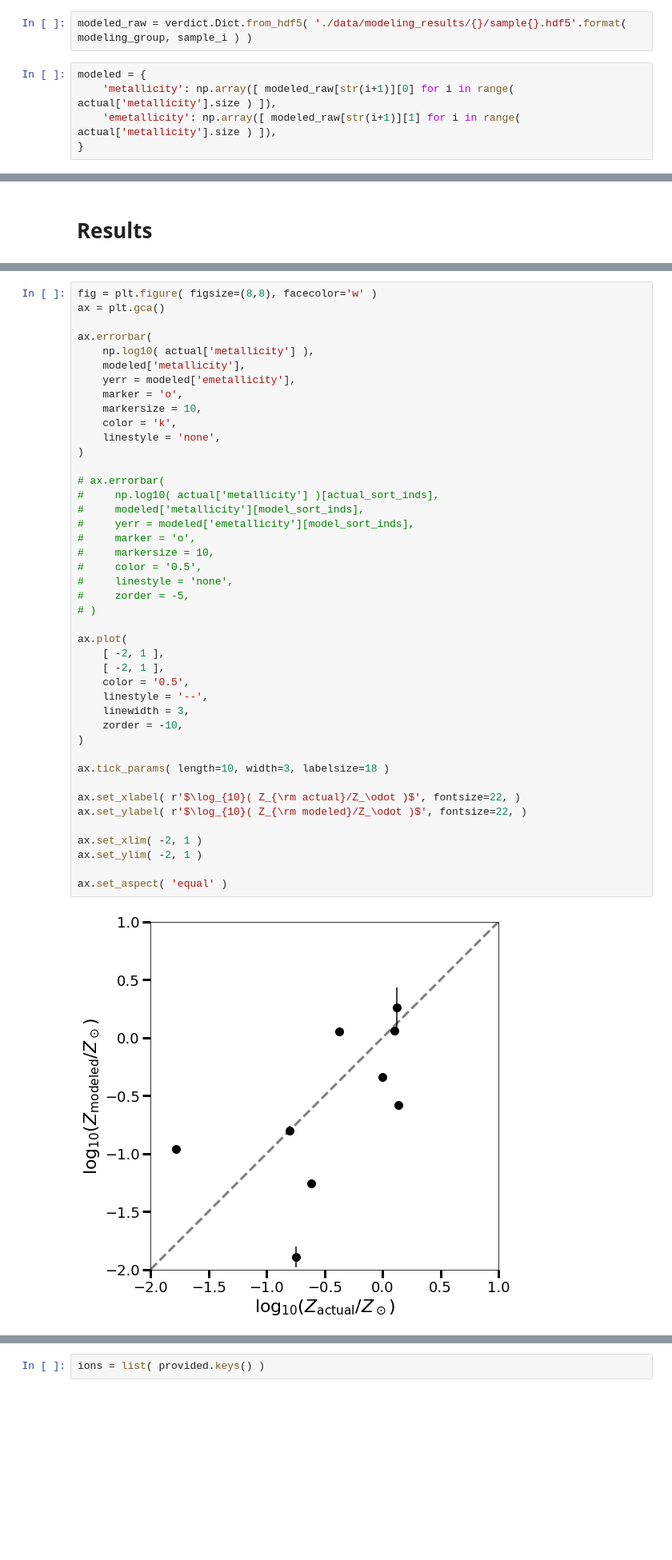
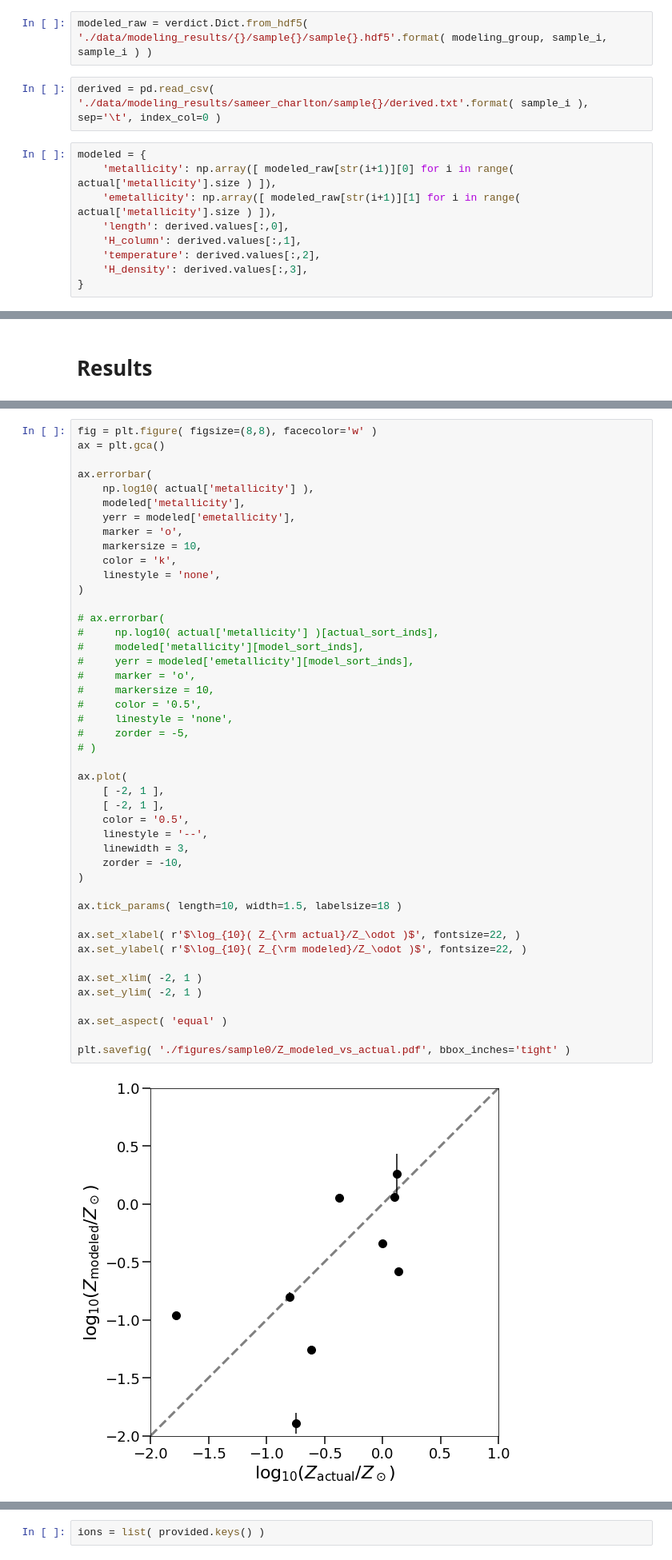
Before and after one commit to chummels/cgm_modeling_challenge, a Jupyter notebook: comparsion_sameer_charlton.ipynb, the cells around one changed output, grey strips where cells are left out. Shown: that part at 80% size. Saved outputs shown, nothing was run; the diff lists cells and outputs as text; blank space fills up the shorter version.

```diff
--- a/comparsion_sameer_charlton.ipynb
+++ b/comparsion_sameer_charlton.ipynb
@@ -24,9 +27,15 @@ actual = verdict.Dict.from_hdf5( './data/synthetic_data/sample{}/theorists_file.
 # %%
 provided = verdict.Dict.from_hdf5( './data/synthetic_data_samples/sample0.h5' )
 # %%
-modeled_raw = verdict.Dict.from_hdf5( './data/modeling_results/{}/sample{}.hdf5'.format( modeling_group, sample_i ) )
+modeled_raw = verdict.Dict.from_hdf5( './data/modeling_results/{}/sample{}/sample{}.hdf5'.format( modeling_group, sample_i, sample_i ) )
+# %%
+derived = pd.read_csv( './data/modeling_results/sameer_charlton/sample{}/derived.txt'.format( sample_i ), sep='\t', index_col=0 )
 # %%
 modeled = {
     'metallicity': np.array([ modeled_raw[str(i+1)][0] for i in range( actual['metallicity'].size ) ]),
     'emetallicity': np.array([ modeled_raw[str(i+1)][1] for i in range( actual['metallicity'].size ) ]),
+    'length': derived.values[:,0],
+    'H_column': derived.values[:,1],
+    'temperature': derived.values[:,2],
+    'H_density': derived.values[:,3],
 }
@@ -85,32 +98,34 @@ ax.errorbar(
 
 # ax.errorbar(
 #     np.log10( actual['metallicity'] )[actual_sort_inds],
 #     modeled['metallicity'][model_sort_inds],
 #     yerr = modeled['emetallicity'][model_sort_inds],
 #     marker = 'o',
 #     markersize = 10,
 #     color = '0.5',
 #     linestyle = 'none',
 #     zorder = -5,
 # )
 
 ax.plot(
     [ -2, 1 ],
     [ -2, 1 ],
     color = '0.5',
     linestyle = '--',
     linewidth = 3,
     zorder = -10,
 )
 
-ax.tick_params( length=10, width=3, labelsize=18 )
+ax.tick_params( length=10, width=1.5, labelsize=18 )
 
 ax.set_xlabel( r'$\log_{10}( Z_{\rm actual}/Z_\odot )$', fontsize=22, )
 ax.set_ylabel( r'$\log_{10}( Z_{\rm modeled}/Z_\odot )$', fontsize=22, )
 
 ax.set_xlim( -2, 1 )
 ax.set_ylim( -2, 1 )
 
 ax.set_aspect( 'equal' )
+
+plt.savefig( './figures/sample0/Z_modeled_vs_actual.pdf', bbox_inches='tight' )
 # %% [output]
-[figure, old version]
+[figure, new version]
```
Also changed, not shown: parts of 21 cells of this notebook, 14 other files.
